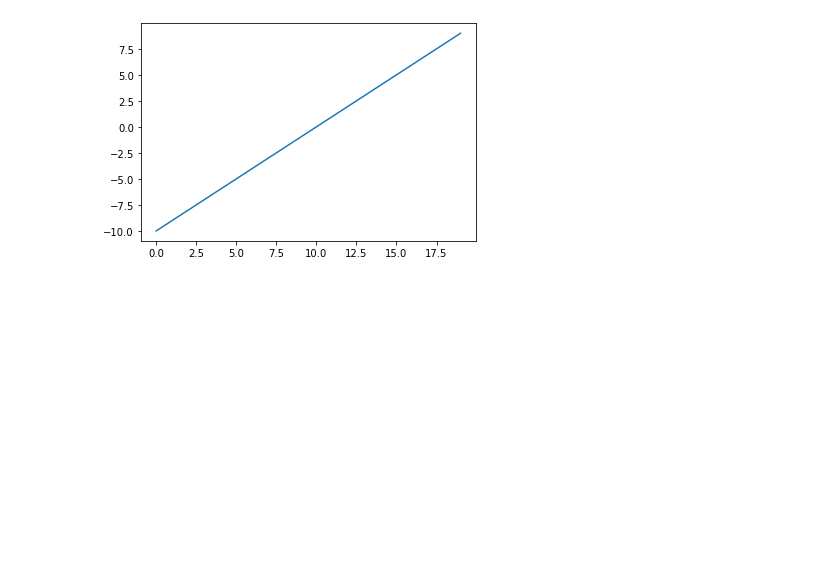
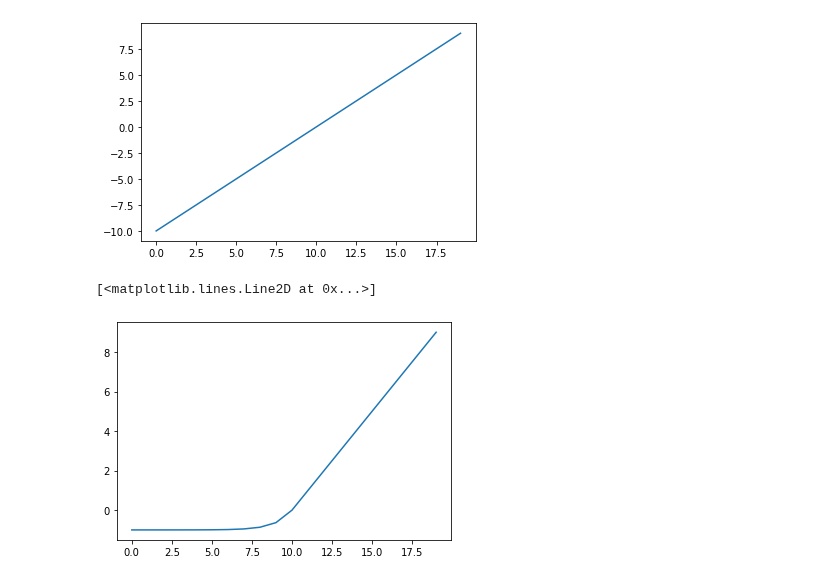
Before and after one commit to Janadhi14/tensorflow-test, a Jupyter notebook: Classification.ipynb, the cells around one changed output. Saved outputs shown, nothing was run; the diff lists cells and outputs as text; code cells hidden in the pictures; blank space fills up the shorter version.

```diff
--- a/Classification.ipynb
+++ b/Classification.ipynb
@@ -549,3 +557,8 @@ tf.keras.activations.linear(A),plt.plot(tf.keras.activations.linear(A))
        dtype=float32)>,
  [<matplotlib.lines.Line2D at 0x...>])
 [figure]
+# %%
+plt.plot(tf.keras.activations.elu(A))
+# %% [output]
+[<matplotlib.lines.Line2D at 0x...>]
+[figure, added]
```
Also changed, not shown: parts of 6 cells of this notebook.
